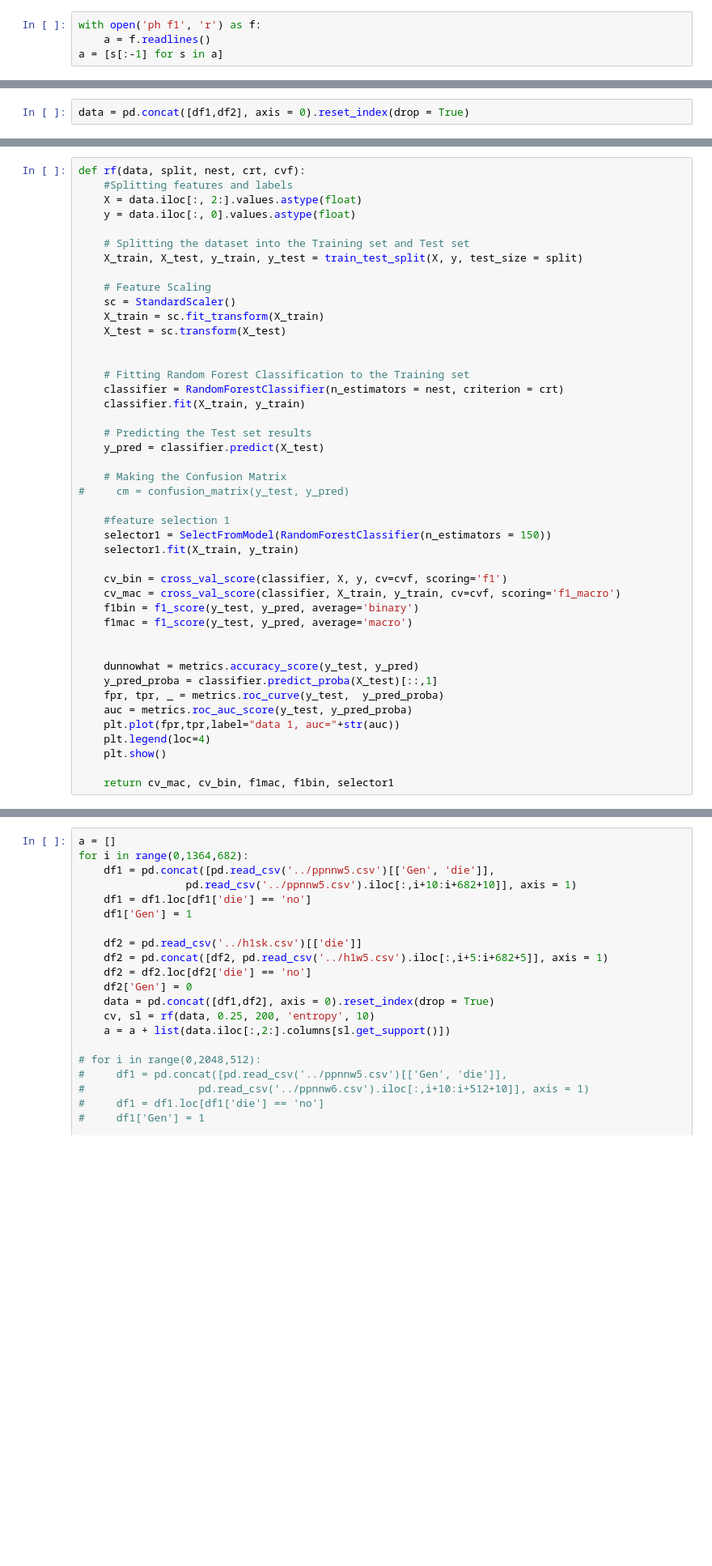
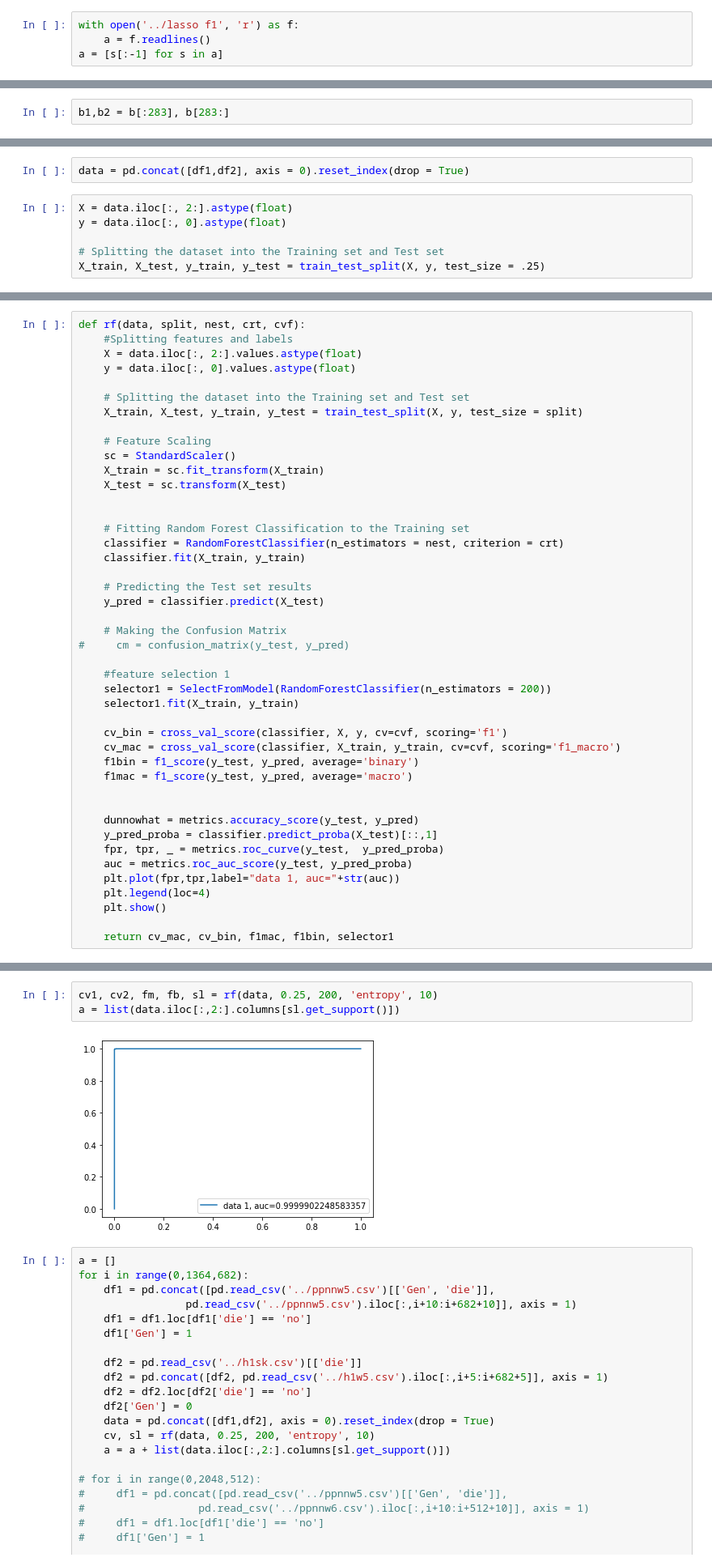
Before and after one commit to DeadlineWasYesterday/V-Classifier, a Jupyter notebook: Feature Selection.ipynb, the cells around one changed output, grey strips where cells are left out. Shown at 81% size. Cells and saved outputs as stored; diff of their text form; blank space fills up the shorter version.

```diff
--- a/Feature Selection.ipynb
+++ b/Feature Selection.ipynb
@@ -23,7 +23,7 @@ from sklearn import metrics
 from scipy.stats import mannwhitneyu
 from sklearn.metrics import confusion_matrix
 # %%
-with open('ph f1', 'r') as f:
+with open('../lasso f1', 'r') as f:
     a = f.readlines()
 a = [s[:-1] for s in a]
 # %%
@@ -36,0 +33,2 @@ b2 = b[370:]
+# %%
+b1,b2 = b[:283], b[283:]
@@ -52,3 +54,9 @@ df2 = df2.loc[df2['die'] == 'no']
 df2['Gen'] = 0
 # %%
 data = pd.concat([df1,df2], axis = 0).reset_index(drop = True)
+# %%
+X = data.iloc[:, 2:].astype(float)
+y = data.iloc[:, 0].astype(float)
+
+# Splitting the dataset into the Training set and Test set
+X_train, X_test, y_train, y_test = train_test_split(X, y, test_size = .25)
@@ -78,7 +90,7 @@ def rf(data, split, nest, crt, cvf):
 #     cm = confusion_matrix(y_test, y_pred)
 
     #feature selection 1
-    selector1 = SelectFromModel(RandomForestClassifier(n_estimators = 150))
+    selector1 = SelectFromModel(RandomForestClassifier(n_estimators = 200))
     selector1.fit(X_train, y_train)
 
     cv_bin = cross_val_score(classifier, X, y, cv=cvf, scoring='f1')
@@ -99,3 +118,8 @@ def rf(data, split, nest, crt, cvf):
+# %%
+cv1, cv2, fm, fb, sl = rf(data, 0.25, 200, 'entropy', 10)
+a = list(data.iloc[:,2:].columns[sl.get_support()])
+# %% [output]
+[figure, added]
 # %%
 a = []
 for i in range(0,1364,682):
```
Also changed, not shown: parts of 35 cells of this notebook, 2 other files.
